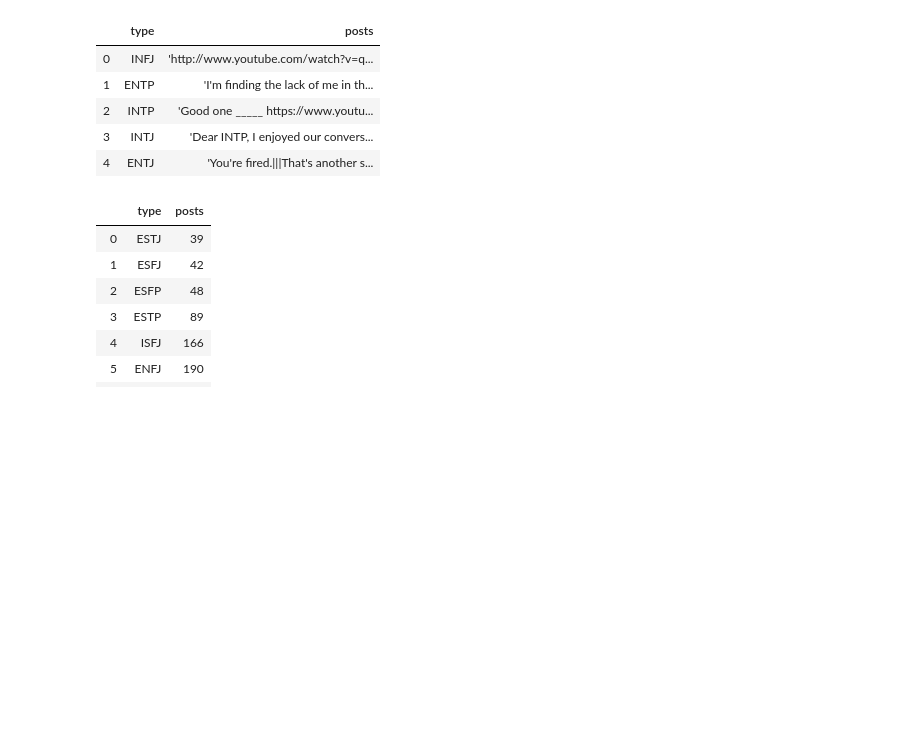
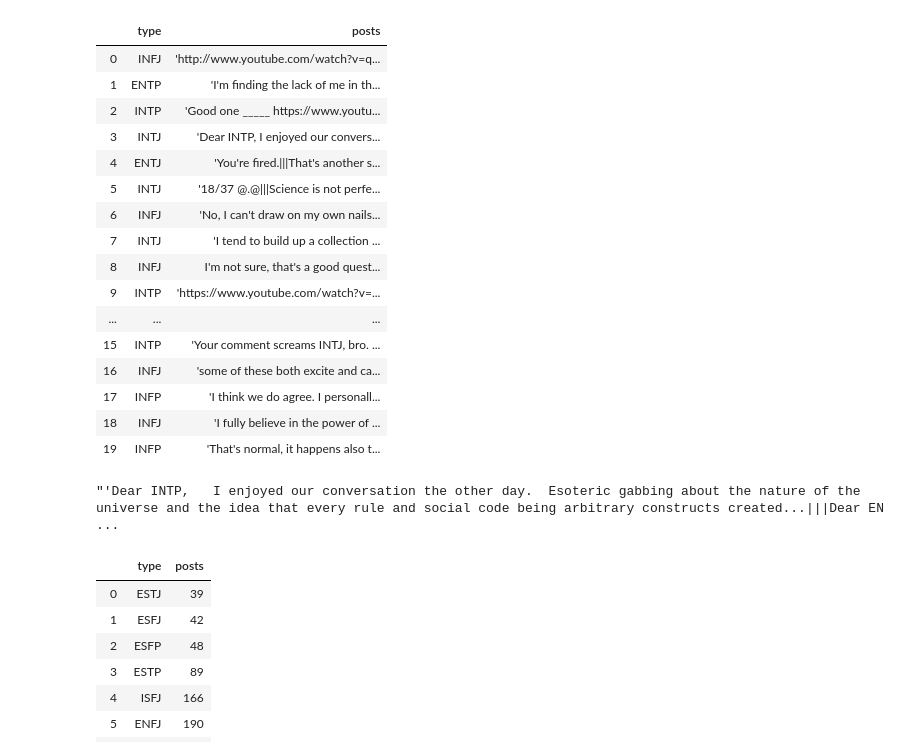
Before and after one commit to AsaKientz/DSI-Capstone-I, a Jupyter notebook: notebooks/cap-I-mbti-playground.ipynb, the cells around one changed output. Saved outputs shown, nothing was run; the diff lists cells and outputs as text; code cells hidden in the pictures; blank space fills up the shorter version.

```diff
--- a/notebooks/cap-I-mbti-playground.ipynb
+++ b/notebooks/cap-I-mbti-playground.ipynb
@@ -16,14 +16,29 @@ plt.rcParams.update(params)
 # %%
 df_raw = pd.read_csv('../data/mbti_1.csv')
 # %%
-df_raw.head(5)
+df_raw.head(20)
 # %% [output]
 |  | type | posts |
 | 0 | INFJ | 'http://www.youtube.com/watch?v=q... |
 | 1 | ENTP | 'I'm finding the lack of me in th... |
 | 2 | INTP | 'Good one _____ https://www.youtu... |
 | 3 | INTJ | 'Dear INTP, I enjoyed our convers... |
 | 4 | ENTJ | 'You're fired.|||That's another s... |
+| 5 | INTJ | '18/37 @.@|||Science is not perfe... |
+| 6 | INFJ | 'No, I can't draw on my own nails... |
+| 7 | INTJ | 'I tend to build up a collection ... |
+| 8 | INFJ | I'm not sure, that's a good quest... |
+| 9 | INTP | 'https://www.youtube.com/watch?v=... |
+| ... | ... | ... |
+| 15 | INTP | 'Your comment screams INTJ, bro. ... |
+| 16 | INFJ | 'some of these both excite and ca... |
+| 17 | INFP | 'I think we do agree. I personall... |
+| 18 | INFJ | 'I fully believe in the power of ... |
+| 19 | INFP | 'That's normal, it happens also t... |
+# %%
+df_raw['posts'][3]
+# %% [output]
+"'Dear INTP,   I enjoyed our conversation the other day.  Esoteric gabbing about the nature of the universe and the idea that every rule and social code being arbitrary constructs created...|||Dear EN ...
 # %%
 type_count = df_raw.groupby('type').count().sort_values(by='posts', ascending=True).reset_index()
 type_count
```
Also changed, not shown: 3 other files.
